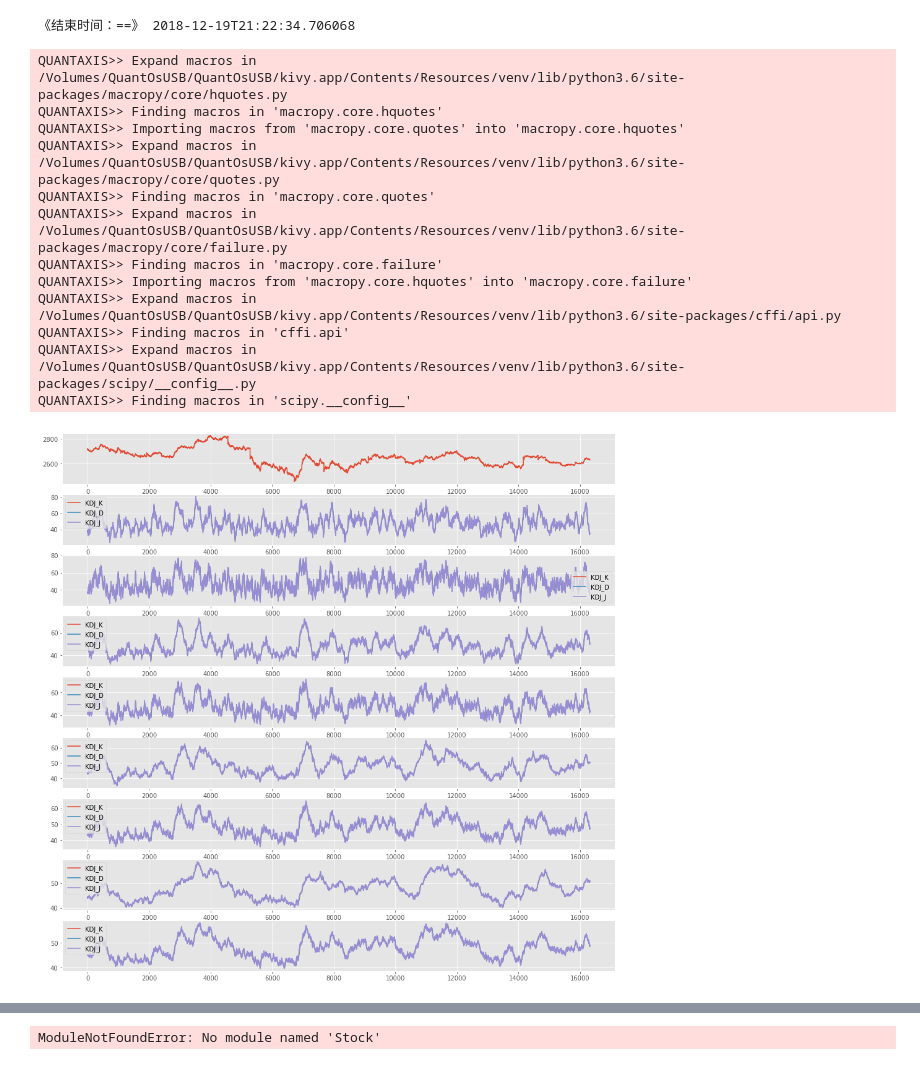
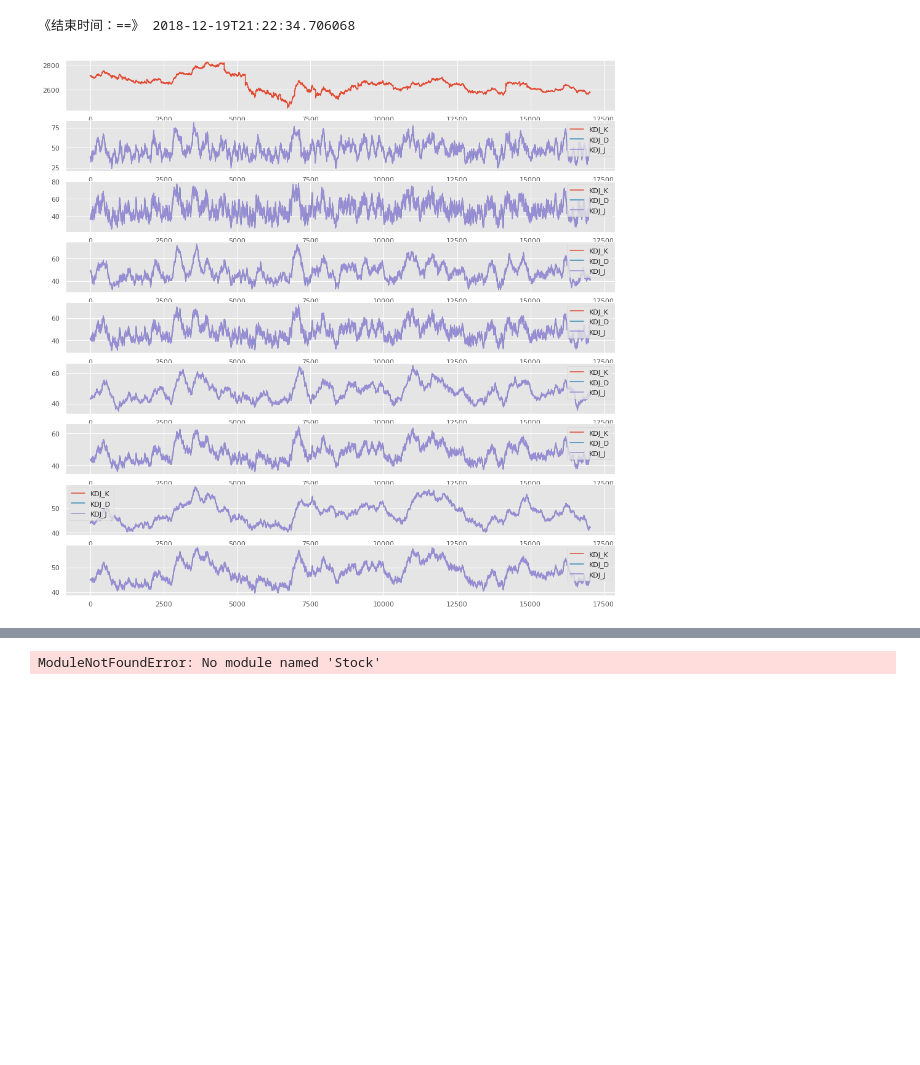
Before and after one commit to pm58/notebook, a Jupyter notebook: 跨平台量化环境测试+RQ+TU+QA+Funcat+Hikyuu+Abu+DevilYuan+Kivy+tensorflow.ipynb, the cells around one changed output, grey strips where cells are left out. Saved outputs shown, nothing was run; the diff lists cells and outputs as text; code cells hidden in the pictures; blank space fills up the shorter version.

```diff
--- a/跨平台量化环境测试+RQ+TU+QA+Funcat+Hikyuu+Abu+DevilYuan+Kivy+tensorflow.ipynb
+++ b/跨平台量化环境测试+RQ+TU+QA+Funcat+Hikyuu+Abu+DevilYuan+Kivy+tensorflow.ipynb
@@ -788,10 +788,10 @@ start_data = '2017-01-09'
 #依据shijian条件切换分时
 if shijian == '1min':
     start = '2018-09-03 09:31:00' #min画图开始时间
-    end = '2018-12-14 09:31:00' #min画图结束时间
+    end = '2018-12-19 09:31:00' #min画图结束时间
 elif shijian == '1day': #条件切换日线
     start = '2018-01-09' #day画图开始时间
-    end = '2018-12-14 ' #day画图结束时间
+    end = '2018-12-19 ' #day画图结束时间
 #指标：修改后位名称，设定指标 KDJ/MACD/CCI/BOLL。。。
 zhibiao = QA.QA_indicator_KDJ
 #代码：如果设定 index为指数，stock 为股票
@@ -818,46 +818,34 @@ elif shijian == '1day':
     res2 = EMA(res,5) #5周期计算 EMA，起对照MA
     res3 = MA(res,10)
     res4 = EMA(res,10)
     res5 = MA(res,20)
     res6 = EMA(res,20)
     res7 = MA(res,40)
     res8 = EMA(res,40)
 #图表长宽量 16，16
 fig=plt.figure(figsize=(16,16))
 plt.style.use('ggplot') #不明白 参考：https://matplotlib.org/gallery/style_sheets/ggplot.html
 plt.subplot(tu+1) #绘图：tu+N数列标记，图表0轴显示，后面依次累计
 data.select_time(start,end).data.close.plot(use_index=False)
 ax1=plt.subplot(tu+2)
 res1.loc[slice(start,end)].plot(use_index=False,ax=ax1)
 ax2=plt.subplot(tu+3)
 res2.loc[slice(start,end)].plot(use_index=False,ax=ax2)
 ax3=plt.subplot(tu+4)
 res3.loc[slice(start,end)].plot(use_index=False,ax=ax3)
 ax4=plt.subplot(tu+5)
 res4.loc[slice(start,end)].plot(use_index=False,ax=ax4)
 ax5=plt.subplot(tu+6)
 res5.loc[slice(start,end)].plot(use_index=False,ax=ax5)
 ax6=plt.subplot(tu+7)
 res6.loc[slice(start,end)].plot(use_index=False,ax=ax6)
 ax7=plt.subplot(tu+8)
 res7.loc[slice(start,end)].plot(use_index=False,ax=ax7)
 ax8=plt.subplot(tu+9)
 res8.loc[slice(start,end)].plot(use_index=False,ax=ax8)
 plt.show()
 # %% [output]
-QUANTAXIS>> Expand macros in /Volumes/QuantOsUSB/QuantOsUSB/kivy.app/Contents/Resources/venv/lib/python3.6/site-packages/macropy/core/hquotes.py
-QUANTAXIS>> Finding macros in 'macropy.core.hquotes'
-QUANTAXIS>> Importing macros from 'macropy.core.quotes' into 'macropy.core.hquotes'
-QUANTAXIS>> Expand macros in /Volumes/QuantOsUSB/QuantOsUSB/kivy.app/Contents/Resources/venv/lib/python3.6/site-packages/macropy/core/quotes.py
-QUANTAXIS>> Finding macros in 'macropy.core.quotes'
-QUANTAXIS>> Expand macros in /Volumes/QuantOsUSB/QuantOsUSB/kivy.app/Contents/Resources/venv/lib/python3.6/site-packages/macropy/core/failure.py
-QUANTAXIS>> Finding macros in 'macropy.core.failure'
-QUANTAXIS>> Importing macros from 'macropy.core.hquotes' into 'macropy.core.failure'
-QUANTAXIS>> Expand macros in /Volumes/QuantOsUSB/QuantOsUSB/kivy.app/Contents/Resources/venv/lib/python3.6/site-packages/cffi/api.py
-QUANTAXIS>> Finding macros in 'cffi.api'
-QUANTAXIS>> Expand macros in /Volumes/QuantOsUSB/QuantOsUSB/kivy.app/Contents/Resources/venv/lib/python3.6/site-packages/scipy/__config__.py
-QUANTAXIS>> Finding macros in 'scipy.__config__'
-[figure, old version]
+[figure, new version]
 # %%
 #实例 同一指标在多周期上画图_验证买卖点用
 import QUANTAXIS as QA
```
Also changed, not shown: parts of 1 cell of this notebook.
